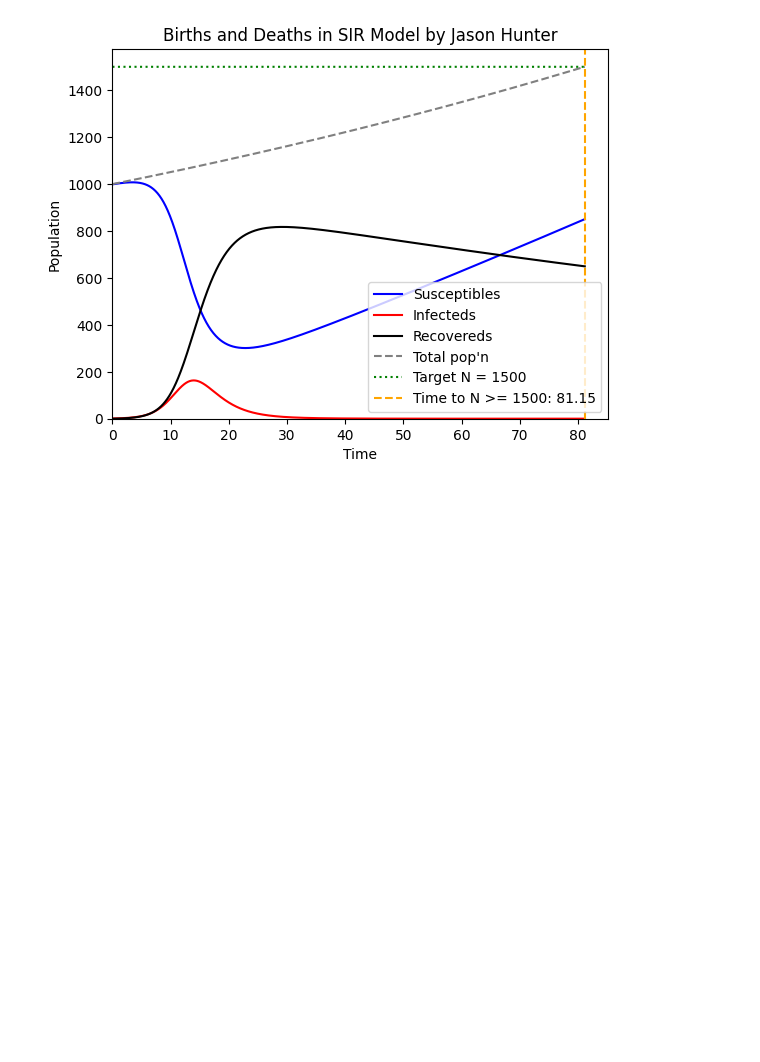
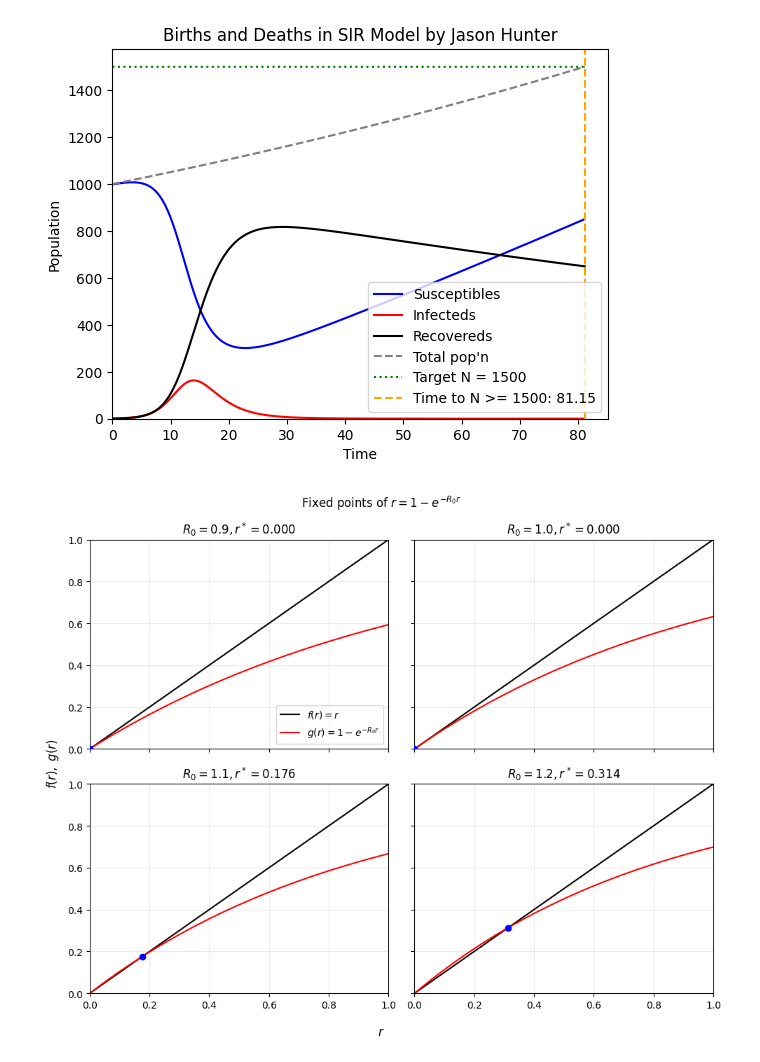
Before and after one commit to JasonHunter95/infectious-diseases, a Jupyter notebook: HW1/homework_1.ipynb, the cells around one changed output. Drawn from its saved outputs; the diff is of its cells as text; code cells hidden in the pictures; blank space fills up the shorter version.

Commit message:
added code for problem 3 + graphs

```diff
--- a/HW1/homework_1.ipynb
+++ b/HW1/homework_1.ipynb
@@ -79,3 +79,63 @@ ax.set_xlim(left=0)
 # %% [output]
 (0.0, 85.20750000000001)
 [figure]
+# %%
+from scipy.optimize import fsolve
+
+def h_x_factory(R0):
+    """Returns a function h(x) = x - (1 - exp(-R0 * x))
+    such that the root of h(x) gives the final size of an epidemic
+    in a standard SIR model without births and deaths.
+
+    Args:
+        R0 (float): The basic reproduction number.
+
+    Returns:
+        function: A function that computes h(x).
+    """
+    return lambda x: x - (1 - np.exp(-R0 * x))
+
+def find_root(R0):
+    """Finds the root of h(x) = x - (1 - exp(-R0 * x)) using fsolve.
+
+    Args:
+        R0 (float): The basic reproduction number.
+
+    Returns:
+        float: The final size of the epidemic.
+    """
+    if R0 <= 1:
+        return 0.0  # No epidemic occurs if R0 <= 1
+    h_x = h_x_factory(R0)
+    for guess in (0.6, 0.8, 0.95):
+        solution = float(fsolve(h_x, guess, xtol=1e-12, maxfev=2000))
+        if 1e-10 < solution < 1 + 1e-10 and abs(h_x(solution)) < 1e-8:
+            return max(0.0, min(1.0, solution))
+    # If no suitable root found, return the root from the first guess
+    return 0.0
+
+R0_list = [0.9,1.0,1.1,1.2]
+r = np.linspace(0,1,1000)
+
+fig, axs = plt.subplots(2, 2, figsize=(10,8), sharex=True, sharey=True)
+for ax, R0 in zip(axs.flatten(), R0_list):
+    f_vals = r
+    g_vals = 1 - np.exp(-R0 * r)
+    ax.plot(r, f_vals, label=r'$f(r) = r$', color = 'k')
+    ax.plot(r, g_vals, label=r'$g(r) = 1 - e^{-R_0 r}$', color = 'r')
+    r_star = find_root(R0)
+    ax.scatter([r_star], [r_star], color='blue', zorder=5)
+    ax.set_title(fr'$R_0 = {R0}, r^* = {r_star:.3f}$')
+
+    ax.set_xlim(0,1)
+    ax.set_ylim(0,1)
+    ax.grid(True, alpha = 0.25)
+
+axs.flat[0].legend(loc='lower right')
+fig.suptitle(r'Fixed points of $r = 1 - e^{-R_0 r}$')
+fig.supxlabel(r'$r$')
+fig.supylabel(r'$f(r),\ g(r)$')
+plt.tight_layout()
+plt.show()
+# %% [output]
+[figure, added]
```
Also changed, not shown: 3 other files.
